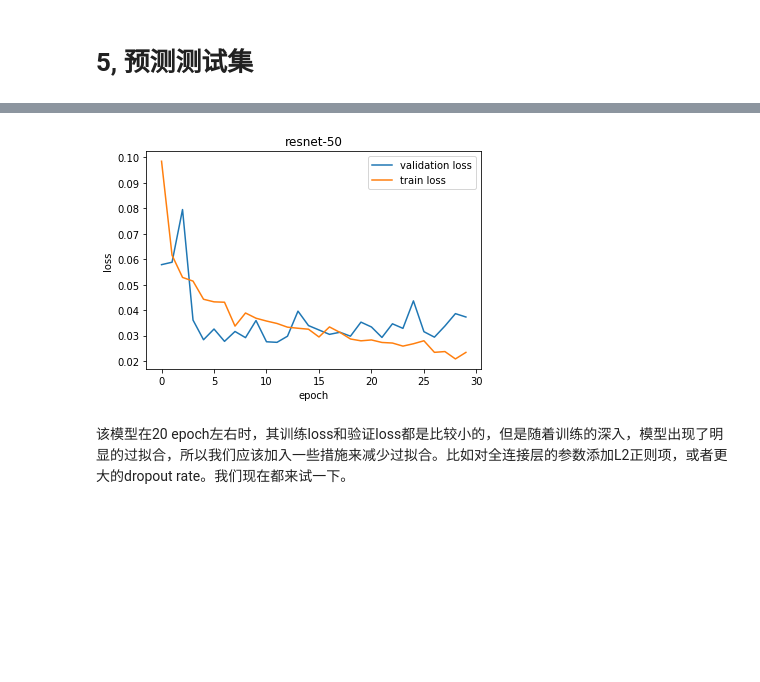
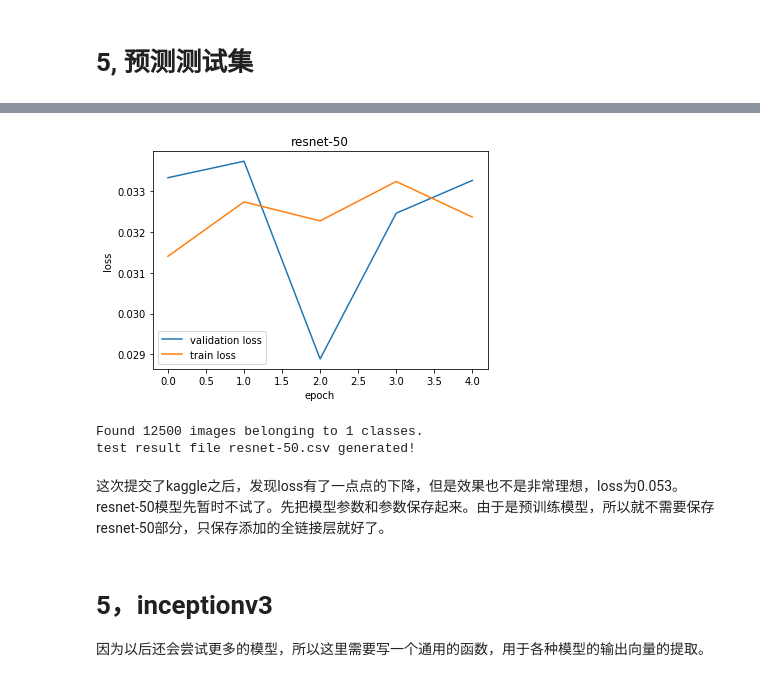
Before and after one commit to rikichou/final, a Jupyter notebook: dog vs cat.ipynb, the cells around one changed output, grey strips where cells are left out. Drawn from its saved outputs; the diff is of its cells as text; code cells hidden in the pictures; blank space fills up the shorter version.

```diff
--- a/dog vs cat.ipynb
+++ b/dog vs cat.ipynb
@@ -246,13 +244,13 @@ Found 12500 images belonging to 1 classes.
 # %%
 input_tensor = Input(shape=(2048,))
-x = Dropout(0.5)(input_tensor)
+x = Dropout(0.6)(input_tensor)
 x = Dense(1024, activation='relu', name='res_dense_1')(x)
-x = Dropout(0.5)(x)
+x = Dropout(0.6)(x)
 x = Dense(1, activation='sigmoid', name='res_dense_2')(x)
 
 model = Model(inputs=input_tensor, outputs=x)
 
-model.compile(optimizer='adadelta', loss='binary_crossentropy', metrics=['accuracy'])
+model.compile(optimizer='adam', loss='binary_crossentropy', metrics=['accuracy'])
 
 hist = model.fit(x_train, y_train, batch_size=32, epochs=30, validation_split=0.2)
 # %% [output]
@@ -275,0 +274,2 @@ Epoch 30/30
+# %%
+hist2 = model.fit(x_train, y_train, batch_size=32, epochs=5, validation_split=0.2)
@@ -276,12 +288,17 @@ Epoch 30/30
 # %%
-plt.plot(hist.history['val_loss'], label="validation loss")
-plt.plot(hist.history['loss'], label="train loss")
+plt.plot(hist2.history['val_loss'], label="validation loss")
+plt.plot(hist2.history['loss'], label="train loss")
 plt.ylabel('loss')
 plt.xlabel('epoch')
 plt.title("resnet-50")
 plt.legend()
 plt.show()
 # %% [output]
-[figure, old version]
+[figure, new version]
-# %% [markdown]
-该模型在20 epoch左右时，其训练loss和验证loss都是比较小的，但是随着训练的深入，模型出现了明显的过拟合，所以我们应该加入一些措施来减少过拟合。比如对全连接层的参数添加L2正则项，或者更大的dropout rate。我们现在都来试一下。
+# %%
+get_test_result(model, resnet_50_vec_path, (224, 224), model_name="resnet-50")
+# %% [output]
+Found 12500 images belonging to 1 classes.
+test result file resnet-50.csv generated!
+# %% [markdown]
+这次提交了kaggle之后，发现loss有了一点点的下降，但是效果也不是非常理想，loss为0.053。resnet-50模型先暂时不试了。先把模型参数和参数保存起来。由于是预训练模型，所以就不需要保存resnet-50部分，只保存添加的全链接层就好了。
@@ -287,0 +307,4 @@ plt.show()
+# %% [markdown]
+# 5，inceptionv3
+
+因为以后还会尝试更多的模型，所以这里需要写一个通用的函数，用于各种模型的输出向量的提取。
```
Also changed, not shown: parts of 22 cells of this notebook.
